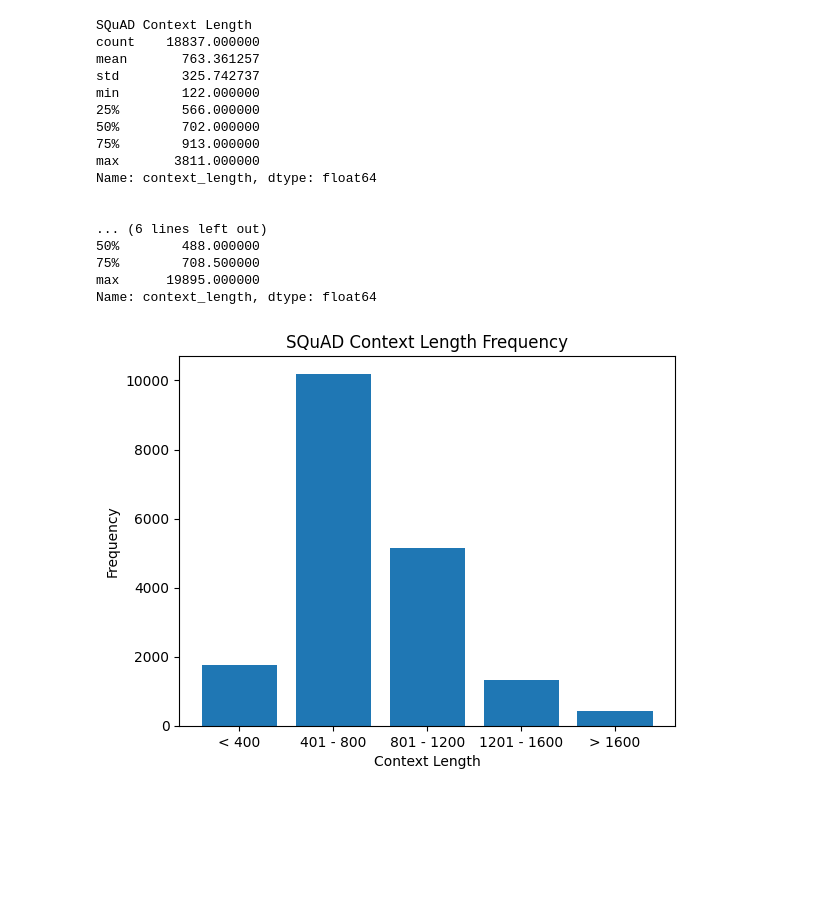
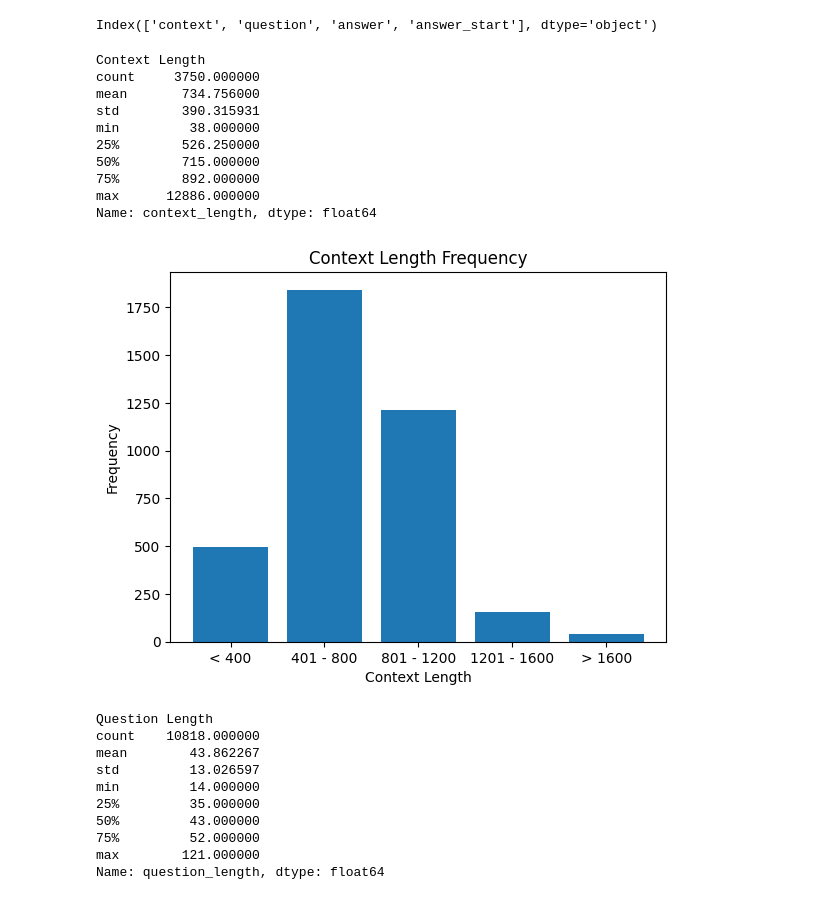
Before and after one commit to adirizq/indonesian-question-answer-generation, a Jupyter notebook: Data Explorations/eda.ipynb, the cells around one changed output. Saved outputs shown, nothing was run; the diff lists cells and outputs as text; code cells hidden in the pictures; blank space fills up the shorter version.

```diff
--- a/Data Explorations/eda.ipynb
+++ b/Data Explorations/eda.ipynb
@@ -97,54 +7,60 @@ Total answer: 571
+# %%
+data = pd.read_csv('../Datasets/Deduplicated/gemini.csv')
+print(data.columns)
+# %% [output]
+Index(['context', 'question', 'answer', 'answer_start'], dtype='object')
 # %%
-squad_all_data['context_length'] = squad_all_data['context'].apply(lambda x: len(x))
-squad_all_data['question_length'] = squad_all_data['question'].apply(lambda x: len(x))
-squad_all_data['answer_length'] = squad_all_data['answer_text'].apply(lambda x: len(str(x)))
-
-tydiqa_all_data['context_length'] = tydiqa_all_data['context'].apply(lambda x: len(x))
-tydiqa_all_data['question_length'] = tydiqa_all_data['question'].apply(lambda x: len(x))
-tydiqa_all_data['answer_length'] = tydiqa_all_data['answer_text'].apply(lambda x: len(str(x)))
+data['context_length'] = data['context'].apply(lambda x: len(x))
+data['question_length'] = data['question'].apply(lambda x: len(x))
+data['answer_length'] = data['answer'].apply(lambda x: len(str(x)))
 # %%
 # Context length
 
-squad_context_length = squad_all_data.drop_duplicates(["context"])['context_length'].to_list()
-tydiqa_context_length = tydiqa_all_data.drop_duplicates(["context"])['context_length'].to_list()
+data_context_length = data.drop_duplicates(["context"])['context_length'].to_list()
 
-print("SQuAD Context Length")
-print(squad_all_data.drop_duplicates(["context"])['context_length'].describe())
-
-print('\n')
-
-print("TyDiQA Context Length")
-print(tydiqa_all_data.drop_duplicates(["context"])['context_length'].describe())
+print("Context Length")
+print(data.drop_duplicates(["context"])['context_length'].describe())
 # %% [output]
-SQuAD Context Length
-count    18837.000000
-mean       763.361257
-std        325.742737
-min        122.000000
-25%        566.000000
-50%        702.000000
-75%        913.000000
-max       3811.000000
+Context Length
+count     3750.000000
+mean       734.756000
+std        390.315931
+min         38.000000
+25%        526.250000
+50%        715.000000
+75%        892.000000
+max      12886.000000
 Name: context_length, dtype: float64
-
-
-... (6 lines left out)
-50%        488.000000
-75%        708.500000
-max      19895.000000
-Name: context_length, dtype: float64
 # %%
 bins = [0, 400, 800, 1200, 1600, np.inf]
 labels = ['< 400', '401 - 800', '801 - 1200', '1201 - 1600', '> 1600']
 
-freqs, edges = np.histogram(squad_context_length, bins)
+freqs, edges = np.histogram(data_context_length, bins)
 
 plt.bar(range(len(bins)-1), freqs, tick_label=labels)
 plt.xlabel('Context Length')
 plt.ylabel('Frequency')
-plt.title('SQuAD Context Length Frequency')
+plt.title('Context Length Frequency')
 
 plt.show()
 # %% [output]
-[figure, old version]
+[figure, new version]
+# %%
+# Question length
+
+data_question_length = data.drop_duplicates(["question"])['question_length'].to_list()
+
+print("Question Length")
+print(data.drop_duplicates(["question"])['question_length'].describe())
+# %% [output]
+Question Length
+count    10818.000000
+mean        43.862267
+std         13.026597
+min         14.000000
+25%         35.000000
+50%         43.000000
+75%         52.000000
+max        121.000000
+Name: question_length, dtype: float64
 # %%
```
Also changed, not shown: parts of 14 cells of this notebook.
